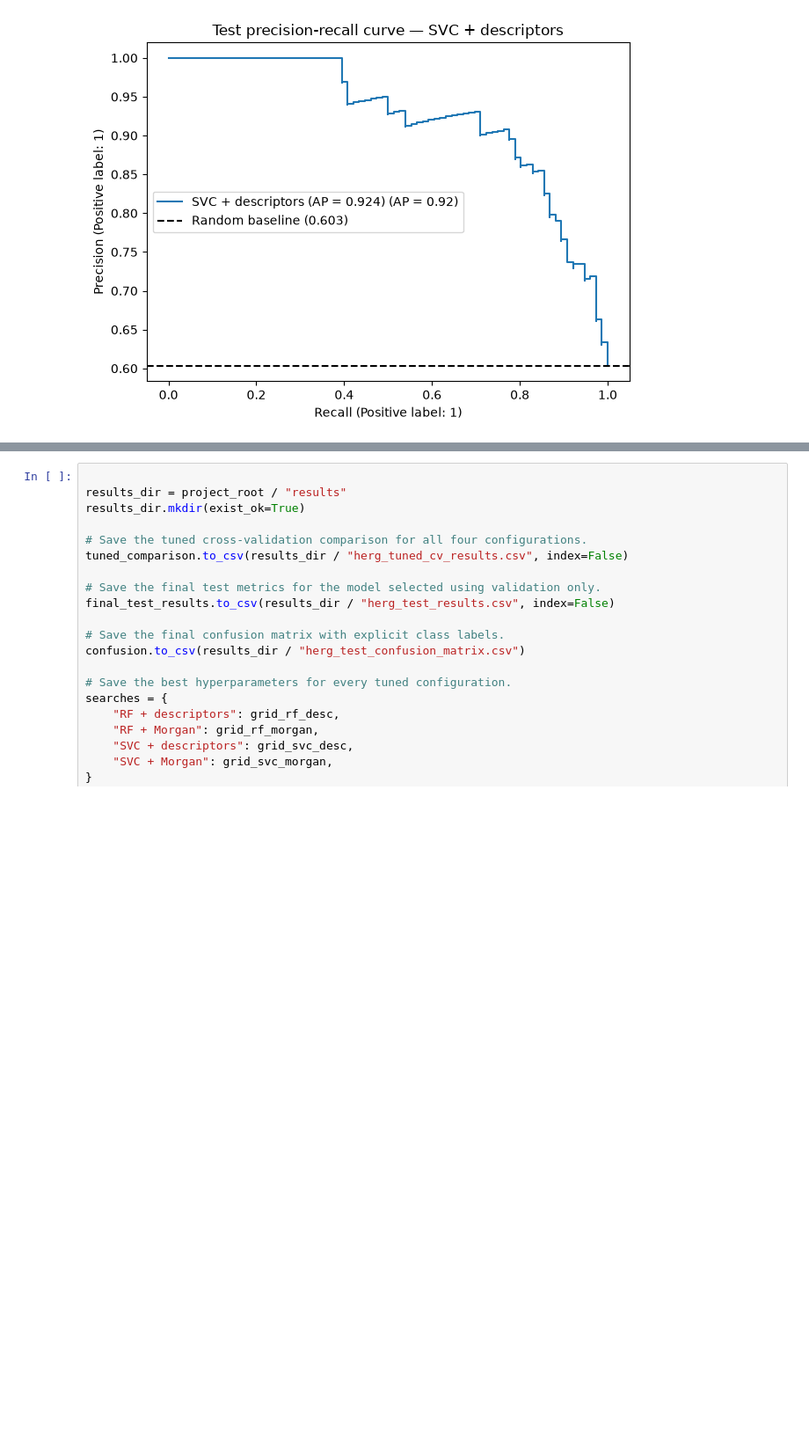
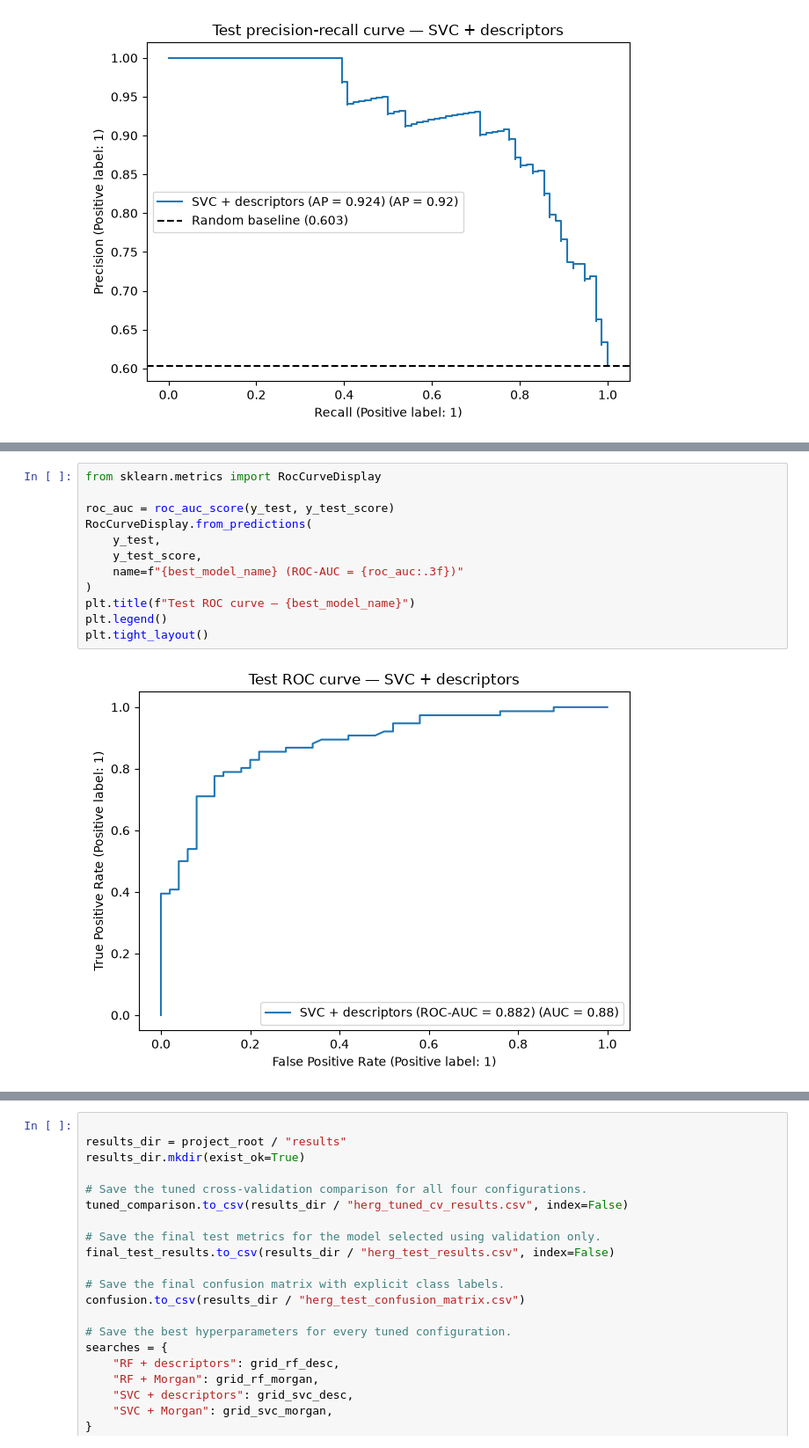
Before and after one commit to erinsoppelsa/Data-Project-for-Cheminformatics-class, a Jupyter notebook: notebooks/03_classification_herG.ipynb, the cells around one changed output, grey strips where cells are left out. Shown at 88% size. Saved outputs shown, nothing was run; the diff lists cells and outputs as text; blank space fills up the shorter version.

```diff
--- a/notebooks/03_classification_herG.ipynb
+++ b/notebooks/03_classification_herG.ipynb
@@ -1060,0 +1080,14 @@ Save the cross-validation comparison, selected hyperparameters, final held-out t
+# %%
+from sklearn.metrics import RocCurveDisplay
+
+roc_auc = roc_auc_score(y_test, y_test_score)
+RocCurveDisplay.from_predictions(
+    y_test,
+    y_test_score,
+    name=f"{best_model_name} (ROC-AUC = {roc_auc:.3f})"
+)
+plt.title(f"Test ROC curve — {best_model_name}")
+plt.legend()
+plt.tight_layout()
+# %% [output]
+[figure, added]
```
Also changed, not shown: parts of 20 cells of this notebook, 12 other files.
